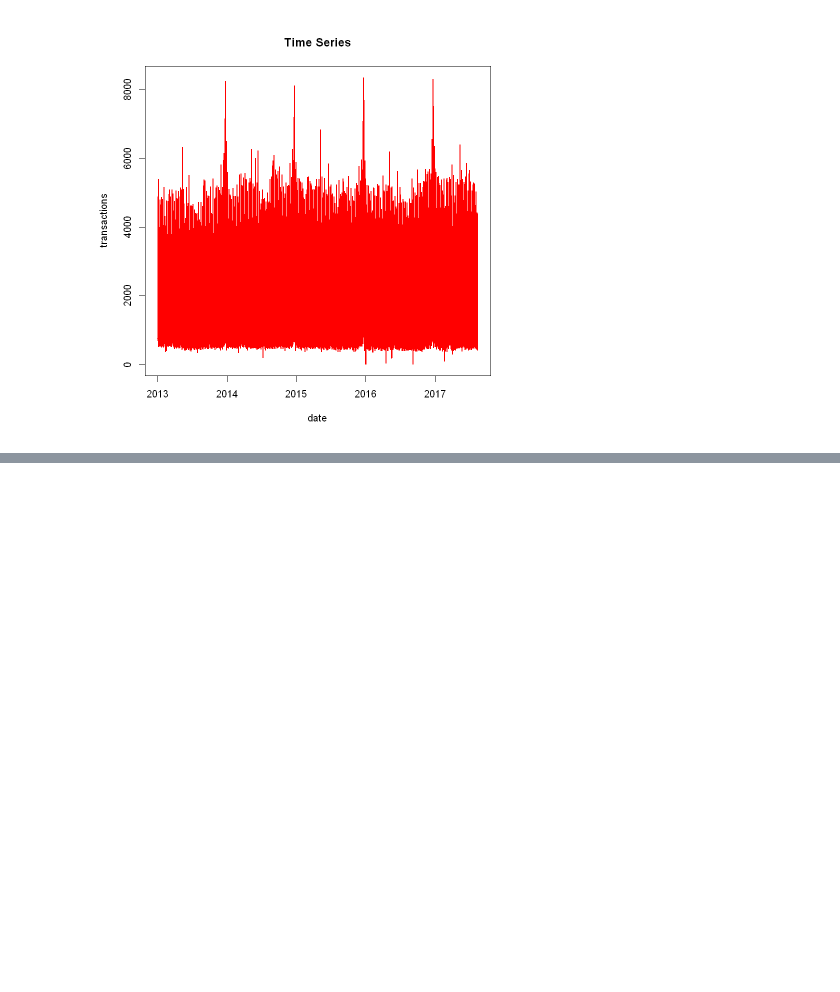
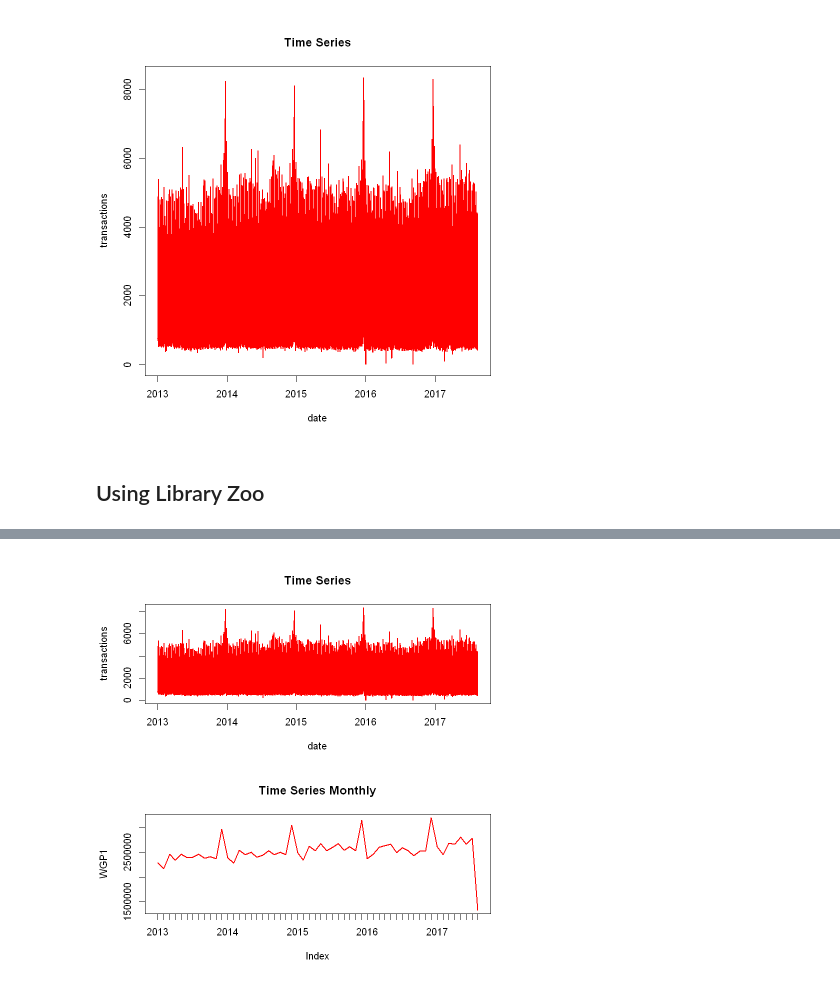
Before and after one commit to u-r-a-bot/R_tuts, a Jupyter notebook: week_1/data_visualisation_1.ipynb, the cells around one changed output, grey strips where cells are left out. Saved outputs shown, nothing was run; the diff lists cells and outputs as text; code cells hidden in the pictures; blank space fills up the shorter version.

```diff
--- a/week_1/data_visualisation_1.ipynb
+++ b/week_1/data_visualisation_1.ipynb
@@ -50,3 +50,13 @@ plot(Store_sales,
 )
 # %% [output]
 [figure]
+# %% [markdown]
+## Using Library Zoo
+# %%
+library(zoo)
+WGP = zoo(Store_sales$transactions,Store_sales$date)
+WGP1 = aggregate(WGP , as.yearmon)
+par(mfrow = c(2,1))
+plot(Store_sales,  type = "l",    main = "Time Series", col ="Red",lwd = 2)
+plot(WGP1,  type = "l",    main = "Time Series Monthly", col ="Red",lwd = 2)
+# %% [output]
@@ -52,0 +65 @@ plot(Store_sales,
+[figure, added]
```
Also changed, not shown: parts of 4 cells of this notebook, 1 other file.
